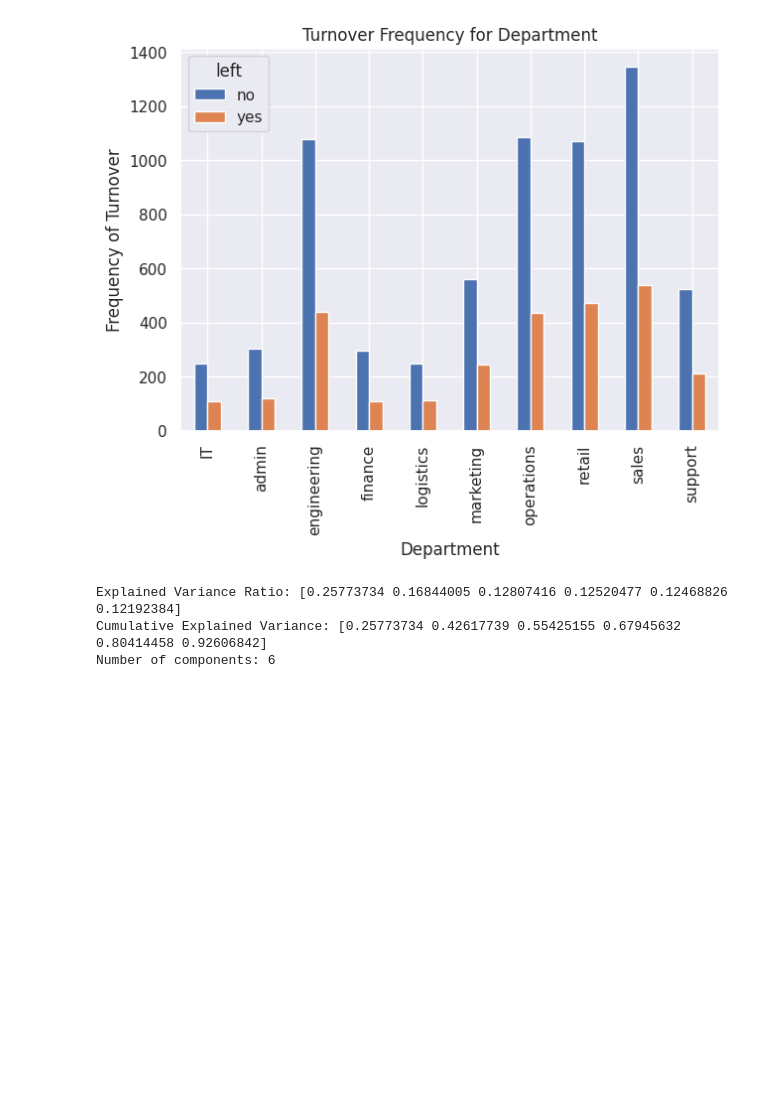
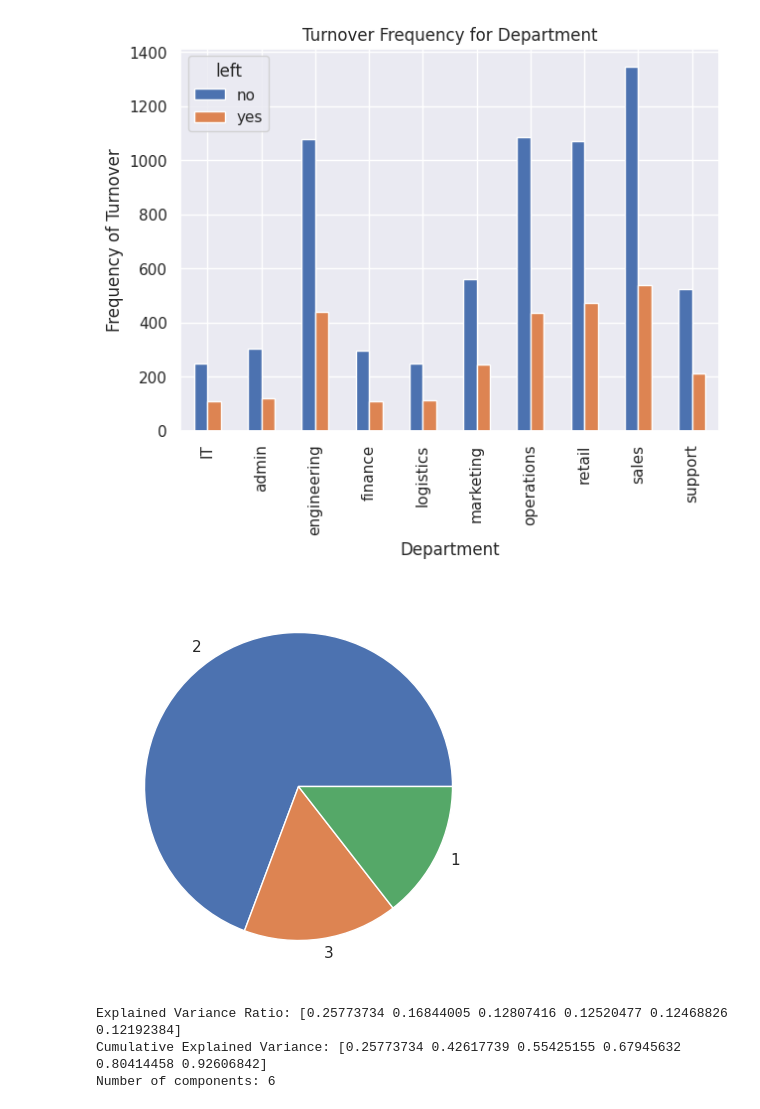
Before and after one commit to mehedimahmudcse/INSE6220, a Jupyter notebook: INSE6220_Mehedi_40262404.ipynb, the cells around one changed output. Cells and saved outputs as stored; diff of their text form; code cells hidden in the pictures; blank space fills up the shorter version.

```diff
--- a/INSE6220_Mehedi_40262404.ipynb
+++ b/INSE6220_Mehedi_40262404.ipynb
@@ -138,6 +138,13 @@ plt.ylabel('Frequency of Turnover')
 plt.savefig('department_bar_chart')
 # %% [output]
 [figure]
+# %%
+y =df['salary']
+y.value_counts().plot(kind='pie')
+plt.ylabel('')
+plt.show()
+# %% [output]
+[figure, added]
 # %%
 X = df.drop(columns=['left'])
 
```
Also changed, not shown: parts of 1 cell of this notebook.
